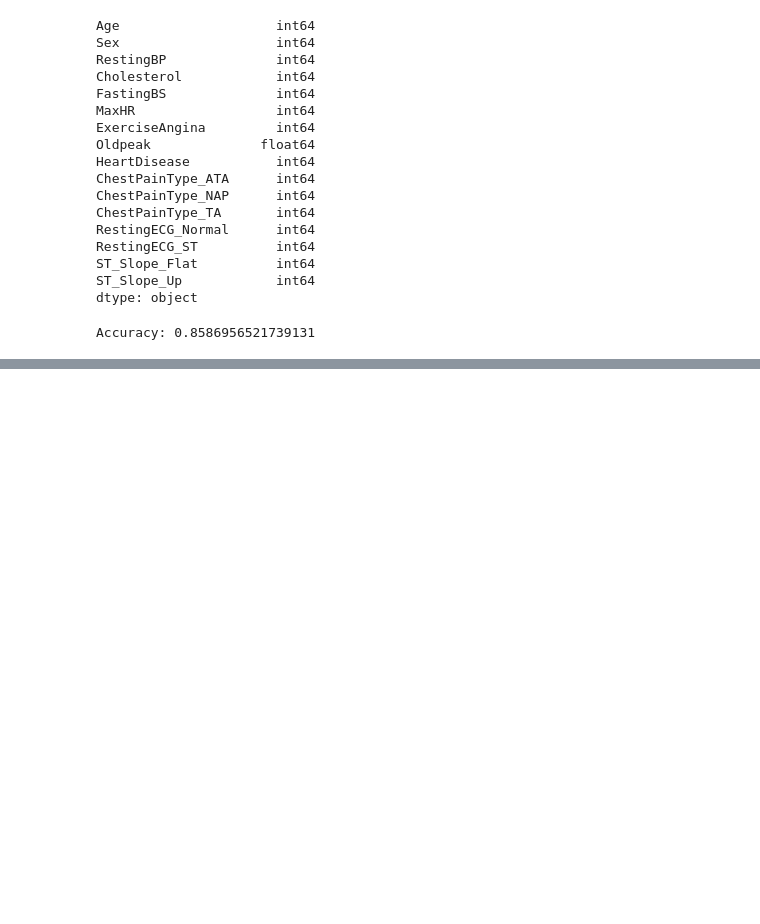
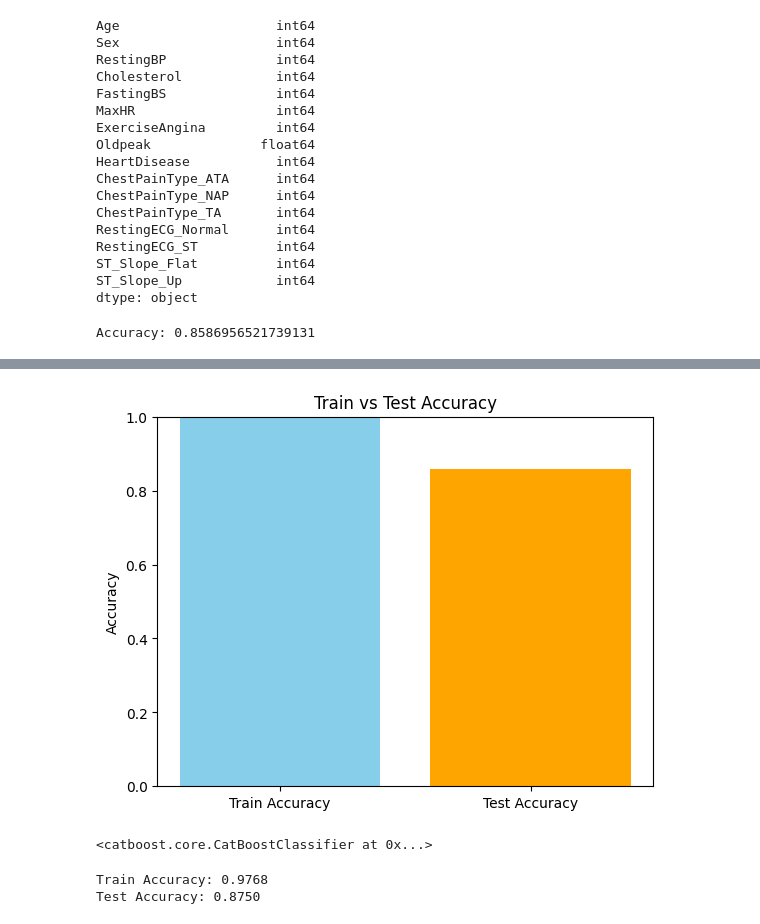
Before and after one commit to tashfeen786/STEMETA_Intership_Projects, a Jupyter notebook: Heart_Failure_Prediction/Heart_Failure_Prediction.ipynb, the cells around one changed output, grey strips where cells are left out. Saved outputs shown, nothing was run; the diff lists cells and outputs as text; code cells hidden in the pictures; blank space fills up the shorter version.

Commit message:
Add Catboost model

```diff
--- a/Heart_Failure_Prediction/Heart_Failure_Prediction.ipynb
+++ b/Heart_Failure_Prediction/Heart_Failure_Prediction.ipynb
@@ -128,0 +144,17 @@ Accuracy: 0.8586956521739131
+# %%
+train_acc = accuracy_score(y_train, model.predict(X_train))
+test_acc = accuracy_score(y_test, y_pred)
+
+plt.bar(["Train Accuracy", "Test Accuracy"], [train_acc, test_acc], color=["skyblue", "orange"])
+plt.ylim(0, 1)
+plt.title("Train vs Test Accuracy")
+plt.ylabel("Accuracy")
+plt.show()
+# %% [output]
+[figure, added]
+# %%
+from catboost import CatBoostClassifier
+cat_model = CatBoostClassifier(verbose=0, random_state=42)  # silent training
+cat_model.fit(X_train, y_train)
+# %% [output]
+<catboost.core.CatBoostClassifier at 0x...>
@@ -128,0 +164,9 @@ Accuracy: 0.8586956521739131
+# %%
+train_acc = accuracy_score(y_train, y_train_pred_cat)
+test_acc = accuracy_score(y_test, y_pred_cat)
+
+print(f"Train Accuracy: {train_acc:.4f}")
+print(f"Test Accuracy: {test_acc:.4f}")
+# %% [output]
+Train Accuracy: 0.9768
+Test Accuracy: 0.8750
```
Also changed, not shown: parts of 4 cells of this notebook, 4 other files.
